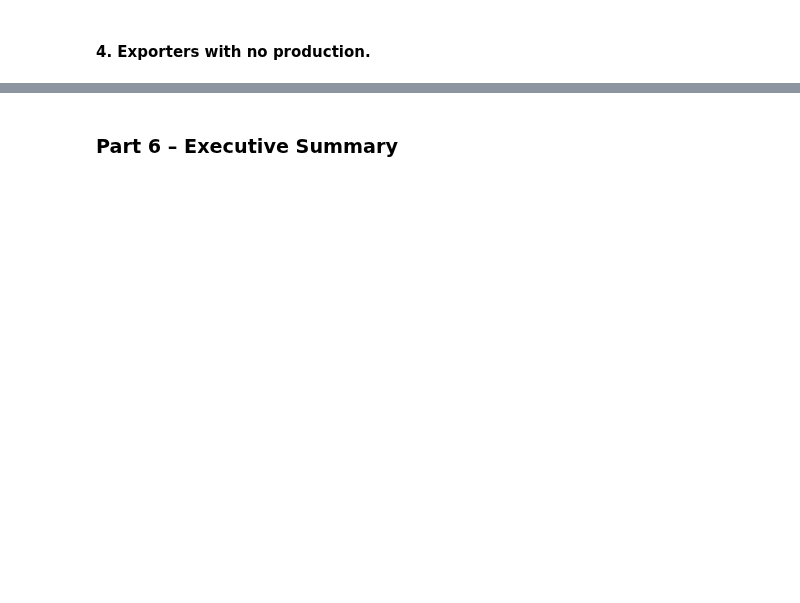
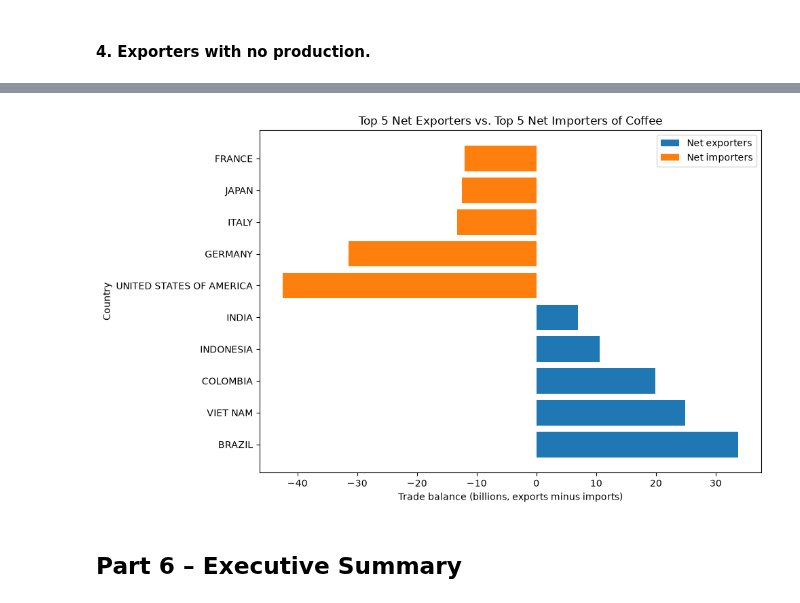
Before and after one commit to elbi3/data-science-class, a Jupyter notebook: week04/coffee-cleaning/coffee_cleaning_analysis.ipynb, the cells around one changed output, grey strips where cells are left out. Saved outputs shown, nothing was run; the diff lists cells and outputs as text; code cells hidden in the pictures; blank space fills up the shorter version.

```diff
--- a/week04/coffee-cleaning/coffee_cleaning_analysis.ipynb
+++ b/week04/coffee-cleaning/coffee_cleaning_analysis.ipynb
@@ -432,9 +515,9 @@ coffee_imp.columns.is_unique
 coffee_imp.columns.dtype
 coffee_imp.columns
 #cleaning
-coffee_imp.columns = coffee_imp.columns.str.strip()
-years = pd.to_numeric(coffee_imp.columns[:-1])
-coffee_imp.columns = list(years) + [coffee_imp.columns[-1]]
+cols = coffee_imp.columns.str.strip()
+years = pd.to_numeric(cols[:-1])
+coffee_imp.columns = list(years) + [cols[-1]]
 coffee_imp.columns
 # %% [output]
 Index([          1990,           1991,           1992,           1993,
@@ -540,0 +699,5 @@ KeyError: -1
+# %%
+#no overlap in exports and imports --> no country does both
+exp = coffee_exp["Total_export"]
+imp = coffee_imp["Total_import"]
+print(exp.index.intersection(imp.index))
@@ -540,0 +706,7 @@ KeyError: -1
+# %%
+# no country appears in both exports and imports data sets, so each country's balance equals total exports or negative of its total imports
+bal = exp.sub(imp, fill_value=0)
+top_exp = bal.nlargest(5)
+top_imp = bal.nsmallest(5)
+print(top_exp)
+print(top_imp)
@@ -547,2 +802,14 @@ KeyError: -1
+# %%
+fig, ax = plt.subplots(figsize=(10, 6))
+ax.barh(top_exp.index, top_exp.values / 1e9, label="Net exporters")
+ax.barh(top_imp.index, top_imp.values / 1e9, label="Net importers")
+ax.set_title("Top 5 Net Exporters vs. Top 5 Net Importers of Coffee")
+ax.set_xlabel("Trade balance (billions, exports minus imports)")
+ax.set_ylabel("Country")
+ax.legend()
+plt.tight_layout()
+plt.show()
+# %% [output]
+[figure, added]
 # %% [markdown]
-### Part 6 – Executive Summary
+## Part 6 – Executive Summary
```
Also changed, not shown: parts of 30 cells of this notebook, 1 other file.
